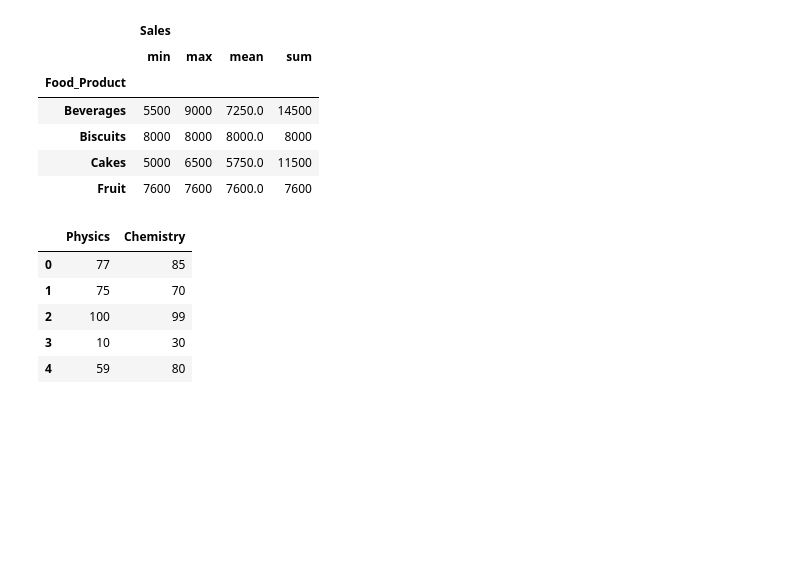
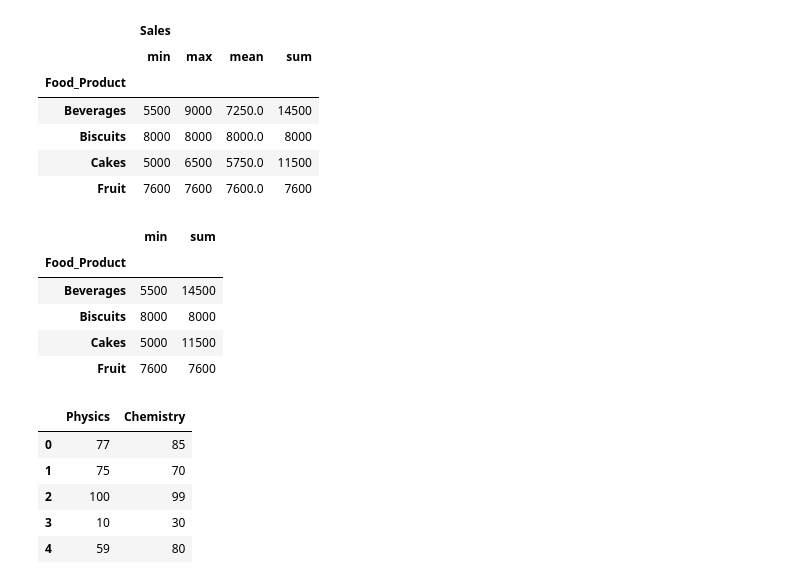
Before and after one commit to cooolbabu/GL-MIT-ADSP-2023, a Jupyter notebook: Week1/Pandas_Samples_2.ipynb, the cells around one changed output. Drawn from its saved outputs; the diff is of its cells as text; code cells hidden in the pictures; blank space fills up the shorter version.

```diff
--- a/Week1/Pandas_Samples_2.ipynb
+++ b/Week1/Pandas_Samples_2.ipynb
@@ -811,6 +851,17 @@ my_df1.groupby('Food_Product').agg({'Sales':['min','max','mean', 'sum']})
 | Biscuits | 8000 | 8000 | 8000.0 | 8000 |
 | Cakes | 5000 | 6500 | 5750.0 | 11500 |
 | Fruit | 7600 | 7600 | 7600.0 | 7600 |
+# %%
+dfGroupby = my_df1.groupby('Food_Product').agg({'Sales':['min','max','mean', 'sum']})
+# %%
+dfGroupby['Sales'][['min', 'sum']]
+# %% [output]
+|  | min | sum |
+| Food_Product |  |  |
+| Beverages | 5500 | 14500 |
+| Biscuits | 8000 | 8000 |
+| Cakes | 5000 | 11500 |
+| Fruit | 7600 | 7600 |
 # %%
 
 data1={'Physics': [77, 75, 100, 10, 59], 'Chemistry': [85, 70, 99, 30, 80]}
```
Also changed, not shown: parts of 5 cells of this notebook, 17 other files.
